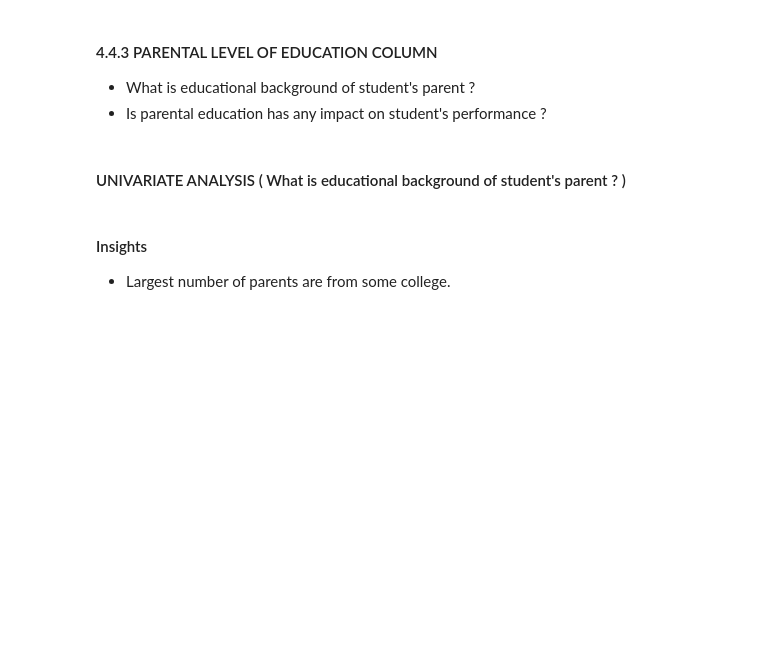
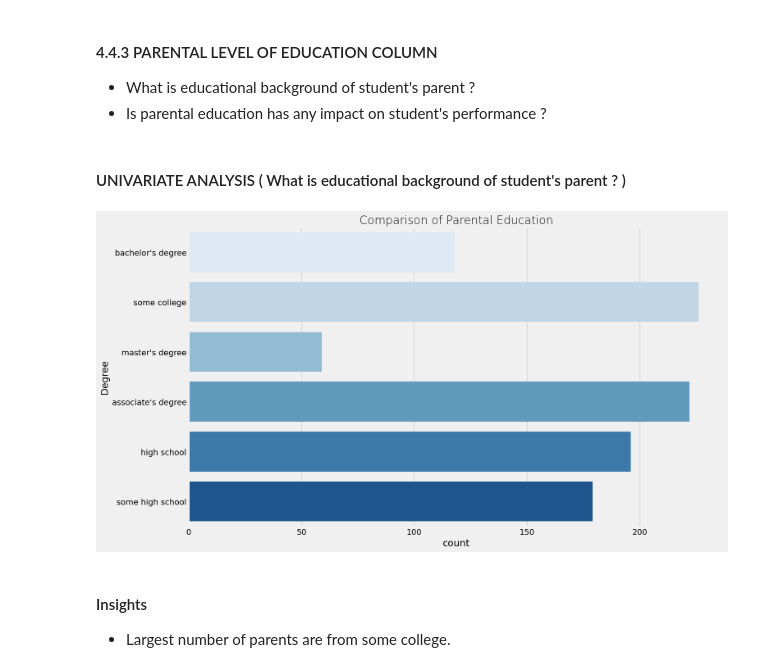
Before and after one commit to AntonioMariaFiscarelli/EDAStudentPerformancePrediction, a Jupyter notebook: notebook/1 . EDA STUDENT PERFORMANCE .ipynb, the cells around one changed output. Drawn from its saved outputs; the diff is of its cells as text; code cells hidden in the pictures; blank space fills up the shorter version.

```diff
--- a/notebook/1 . EDA STUDENT PERFORMANCE .ipynb
+++ b/notebook/1 . EDA STUDENT PERFORMANCE .ipynb
@@ -518,11 +517,13 @@ for container in ax[2].containers:
 # %%
 plt.rcParams['figure.figsize'] = (15, 9)
 plt.style.use('fivethirtyeight')
-sns.countplot(df['parental level of education'], palette = 'Blues')
+sns.countplot(df['parental_level_of_education'], palette = 'Blues')
 plt.title('Comparison of Parental Education', fontweight = 30, fontsize = 20)
-plt.xlabel('Degree')
-plt.ylabel('count')
+plt.xlabel('count')
+plt.ylabel('Degree')
 plt.show()
+# %% [output]
+[figure, added]
 # %% [markdown]
 #### Insights
 - Largest number of parents are from some college.
```
Also changed, not shown: parts of 5 cells of this notebook.
